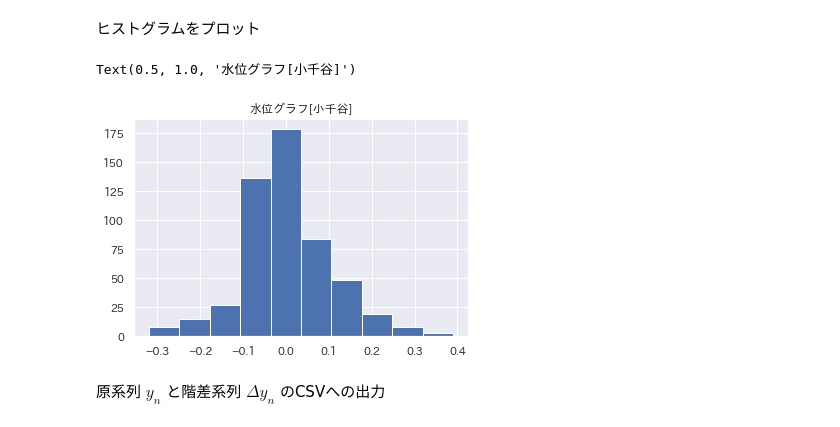
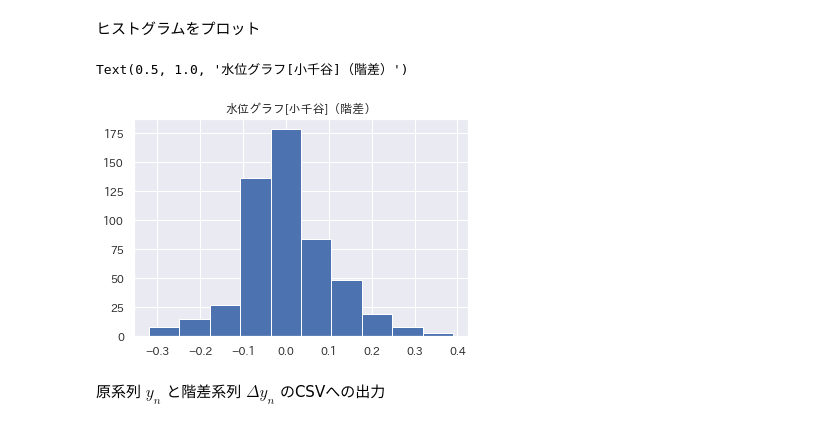
Before and after one commit to msiplab/EicEngLabIV, a Jupyter notebook: example02_03.ipynb, the cells around one changed output. Cells and saved outputs as stored; diff of their text form; code cells hidden in the pictures.

```diff
--- a/example02_03.ipynb
+++ b/example02_03.ipynb
@@ -280,10 +280,10 @@ df_timeseries.plot(x='t', y='y_diff', figsize=(16,4), title='{}の階差系列'.
 ヒストグラムをプロット
 # %%
 ax = df_timeseries.hist('y_diff')
-ax[0][0].set_title(strtitle)
+ax[0][0].set_title(strtitle+'（階差）')
 # %% [output]
-Text(0.5, 1.0, '水位グラフ[小千谷]')
+Text(0.5, 1.0, '水位グラフ[小千谷]（階差）')
-[figure, old version]
+[figure, new version]
 # %% [markdown]
 原系列 $y_n$ と階差系列 $\Delta y_n$ のCSVへの出力
 # %%
```
